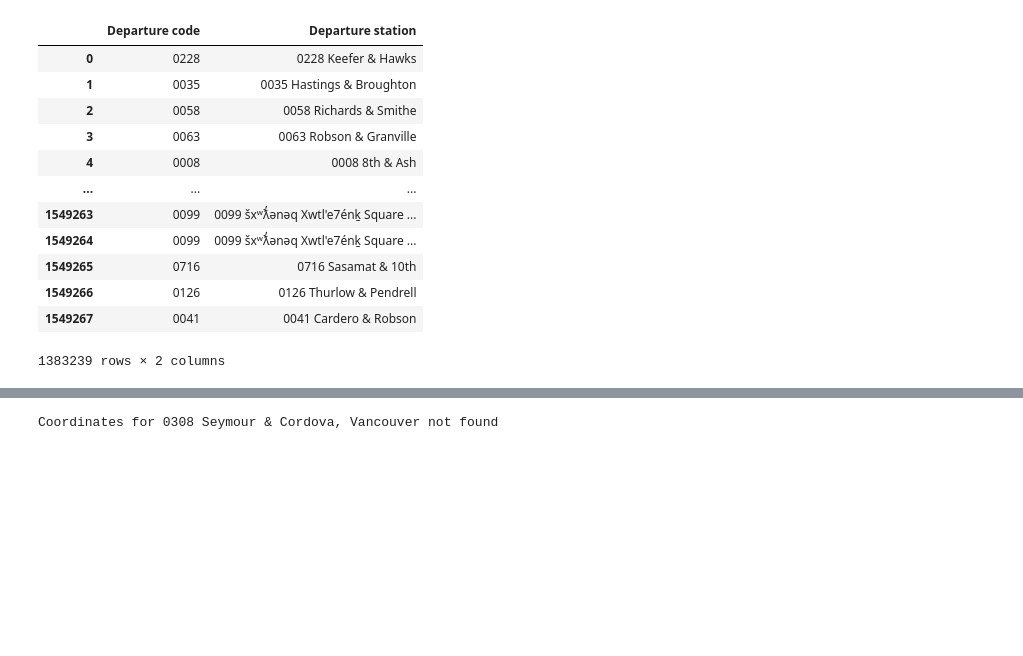
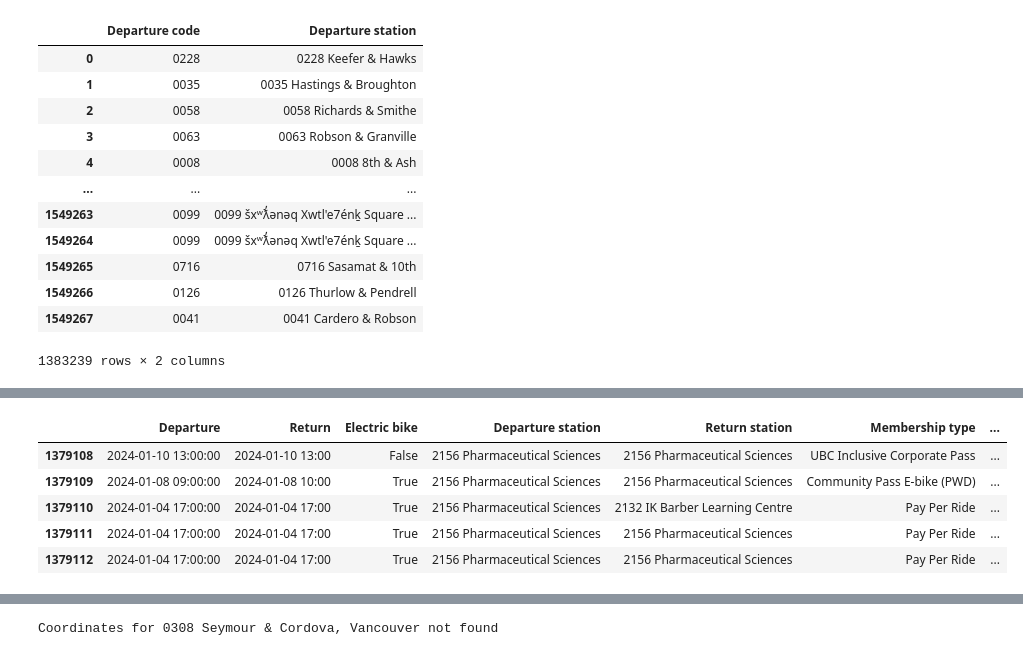
Before and after one commit to nccoutinho/CycleSync-Dashboard, a Jupyter notebook: bikeshare_dashboard/Untitled.ipynb, the cells around one changed output, grey strips where cells are left out. Cells and saved outputs as stored; diff of their text form; code cells hidden in the pictures; blank space fills up the shorter version.

```diff
--- a/bikeshare_dashboard/Untitled.ipynb
+++ b/bikeshare_dashboard/Untitled.ipynb
@@ -439,0 +384,2 @@ df.loc[df['Return station'].str.startswith('0171'), 'Return station'] = 'Yukon &
+# %%
+dfc = pd.read_csv('data.csv')
@@ -439,0 +395,2 @@ df.loc[df['Return station'].str.startswith('0171'), 'Return station'] = 'Yukon &
+# %%
+dfc.rename(columns={'Station': 'Departure station'}, inplace=True)
@@ -439,0 +408,11 @@ df.loc[df['Return station'].str.startswith('0171'), 'Return station'] = 'Yukon &
+# %%
+merged_df = pd.merge(df, dfc, on='Departure station')
+# %%
+merged_df.tail()
+# %% [output]
+|  | Departure | Return | Electric bike | Departure station | Return station | Membership type | ... |
+| 1379108 | 2024-01-10 13:00:00 | 2024-01-10 13:00 | False | 2156 Pharmaceutical Sciences | 2156 Pharmaceutical Sciences | UBC Inclusive Corporate Pass | ... |
+| 1379109 | 2024-01-08 09:00:00 | 2024-01-08 10:00 | True | 2156 Pharmaceutical Sciences | 2156 Pharmaceutical Sciences | Community Pass E-bike (PWD) | ... |
+| 1379110 | 2024-01-04 17:00:00 | 2024-01-04 17:00 | True | 2156 Pharmaceutical Sciences | 2132 IK Barber Learning Centre | Pay Per Ride | ... |
+| 1379111 | 2024-01-04 17:00:00 | 2024-01-04 17:00 | True | 2156 Pharmaceutical Sciences | 2156 Pharmaceutical Sciences | Pay Per Ride | ... |
+| 1379112 | 2024-01-04 17:00:00 | 2024-01-04 17:00 | True | 2156 Pharmaceutical Sciences | 2156 Pharmaceutical Sciences | Pay Per Ride | ... |
```
Also changed, not shown: parts of 53 cells of this notebook, 1 other file.
